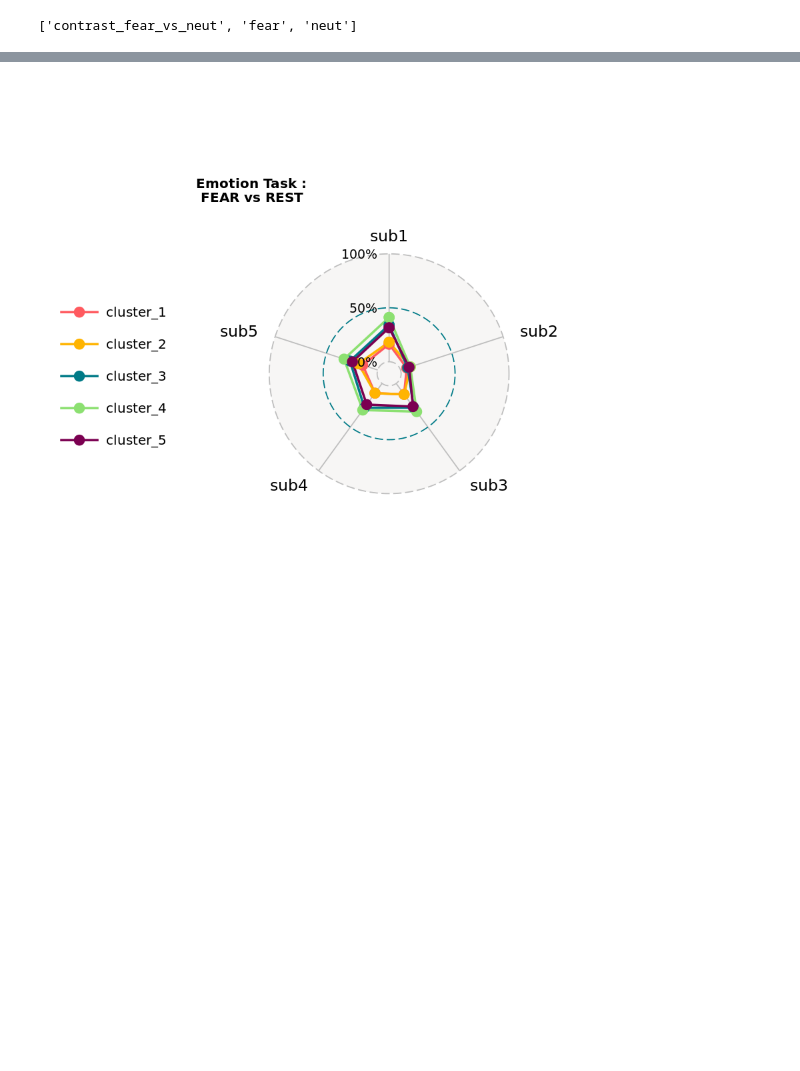
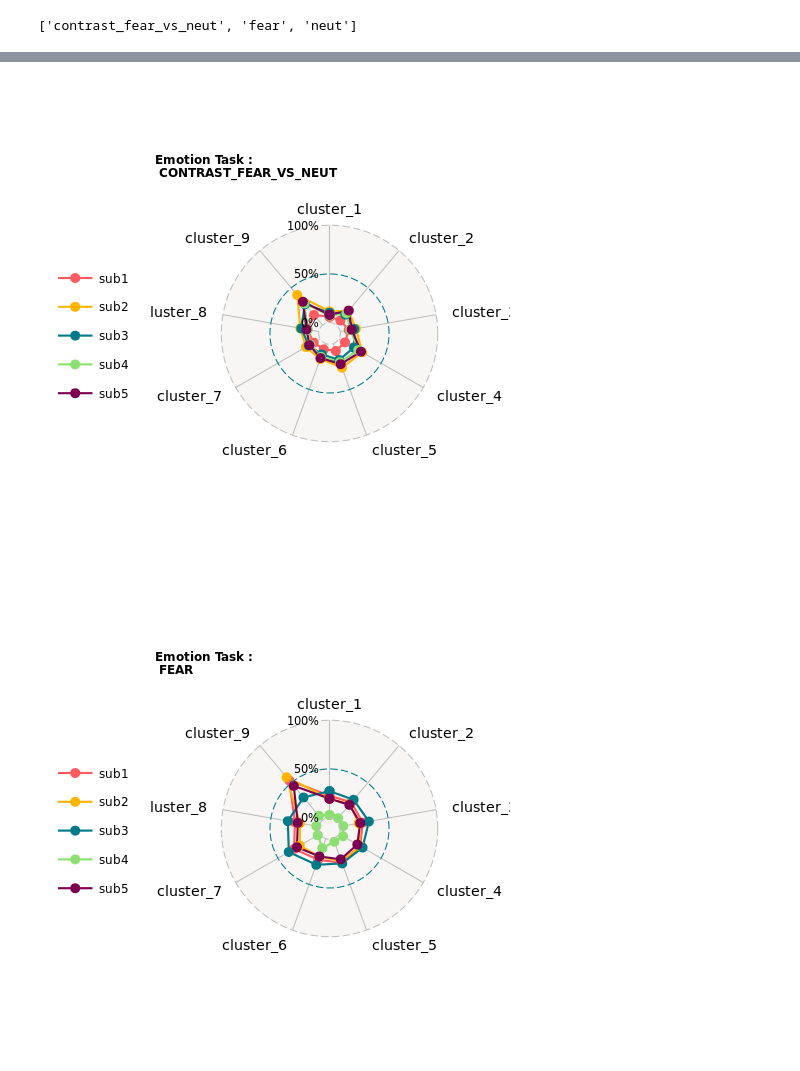
Before and after one commit to SIMEXP/hcp, a Jupyter notebook: hcp_association_subtypes_emotion_19-06-2017.ipynb, the cells around one changed output, grey strips where cells are left out. Saved outputs shown, nothing was run; the diff lists cells and outputs as text; code cells hidden in the pictures; blank space fills up the shorter version.

Commit message:
generated Radar plot for all task ecept WM task

```diff
--- a/hcp_association_subtypes_emotion_19-06-2017.ipynb
+++ b/hcp_association_subtypes_emotion_19-06-2017.ipynb
@@ -28,5 +35,6 @@ warnings.filterwarnings('ignore')
 # %%
-path_root = '/home/yassinebha/Drive/HCP/subtypes_scores/26-10-2016/';
-path_association =  os.path.join(path_root,'subtype_5_spm_EMOTION_17-Jun-2017/associations/');
-path_networks =  os.path.join(path_root,'subtype_5_spm_EMOTION_17-Jun-2017/networks/');
+#  Set path
+path_root = '/home/yassinebha/Drive/HCP/subtypes_scores/26-10-2016/subtype_5_spm_EMOTION_17-Jun-2017/';
+path_association =  os.path.join(path_root,'associations/');
+path_networks =  os.path.join(path_root,'networks/');
 # %%
@@ -139,22 +101,22 @@ Loading required package: ggplot2
 # %%
-path_root = "/home/yassinebha/Drive/HCP/subtypes_scores/26-10-2016/subtype_5_spm_EMOTION_23-May-2017/"
-list_trial <- list.dirs(paste(path_root,"networks/",sep = ''), full.names = FALSE,recursive=FALSE)
+%%R -i path_root,list_trial
 for (ii in list_trial) {
-    MyData <- read.csv(file=paste(path_root,"associations/",ii,"_r2.csv",sep = ''))
+    MyData <- read.csv(file=paste(path_root,ii,"_r2.csv",sep = ''))
     # plot R2 radar plot
     image_radar=ggradar(MyData,
                         grid.min = 0,
                         grid.mid = 0.05,
                         grid.max = 0.1,
                         axis.label.size = 5,
                         grid.label.size = 5 ,
                         legend.text.size =5,
                         group.line.width = 1,
                         group.point.size = 4)  +
     theme(legend.text = element_text(size = 12),plot.title = element_text( face="bold",size = 12)) +
-    ggtitle(paste(' Emotion Task : \n  ',toupper(ii),' vs REST',sep = ''))
+    ggtitle(paste(' Emotion Task : \n  ',toupper(ii),sep = ''))
     print(image_radar)
-    ggsave(file=paste(path_root,"associations/",ii,"_R-squared.svg",sep = ''), plot=image_radar, width=10, height=8)
+    ggsave(file=paste(path_root,ii,"_R-squared.svg",sep = ''), plot=image_radar, width=10, height=8)
 }
 # %% [output]
-[figure, old version]
+[figure, new version]
+[figure, added]
```
Also changed, not shown: parts of 19 cells of this notebook, 8 other files.
